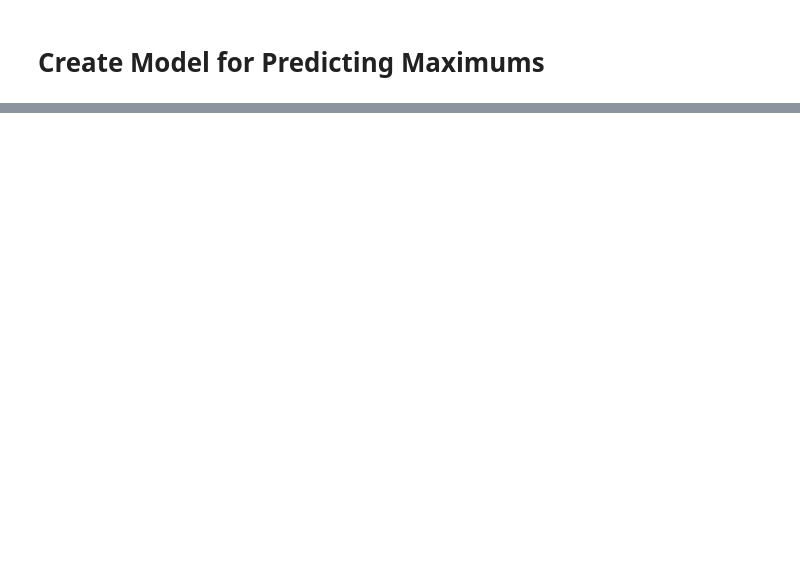
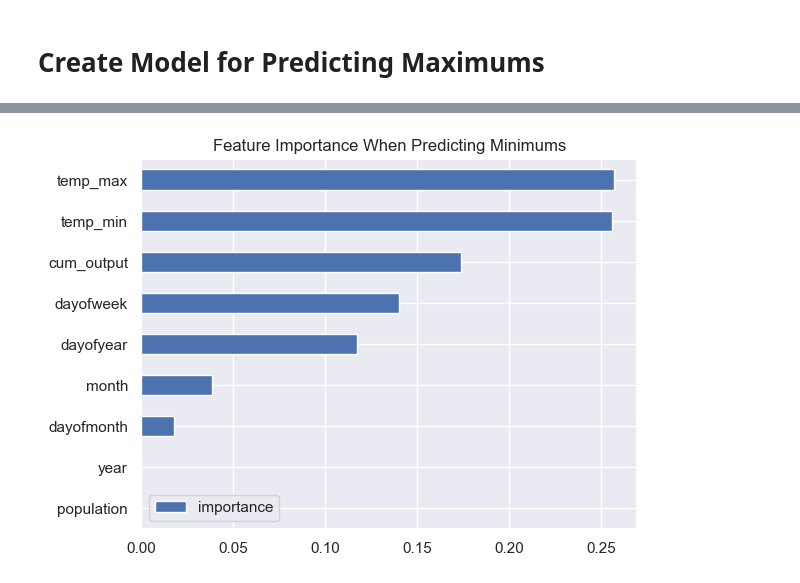
Before and after one commit to dmc-au/Team-A---Impacts-of-Household-PV-on-Grid-Demand, a Jupyter notebook: src/XGB_Modelling.ipynb, the cells around one changed output, grey strips where cells are left out. Drawn from its saved outputs; the diff is of its cells as text; code cells hidden in the pictures; blank space fills up the shorter version.

```diff
--- a/src/XGB_Modelling.ipynb
+++ b/src/XGB_Modelling.ipynb
@@ -215,0 +323,8 @@ plt.show()
+# %%
+fi_min = pd.DataFrame(data=reg_min.feature_importances_,
+                      index=reg_min.feature_names_in_,
+                      columns=['importance'])
+fi_min.sort_values('importance').plot(kind='barh', title='Feature Importance When Predicting Minimums')
+plt.show()
+# %% [output]
+[figure, added]
```
Also changed, not shown: parts of 23 cells of this notebook, 1 other file.
